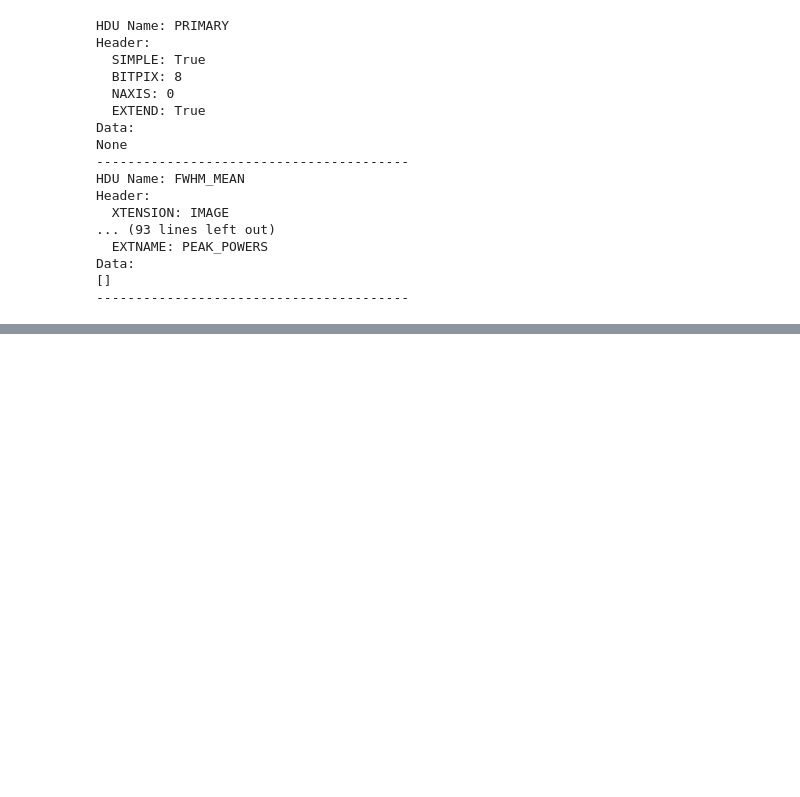
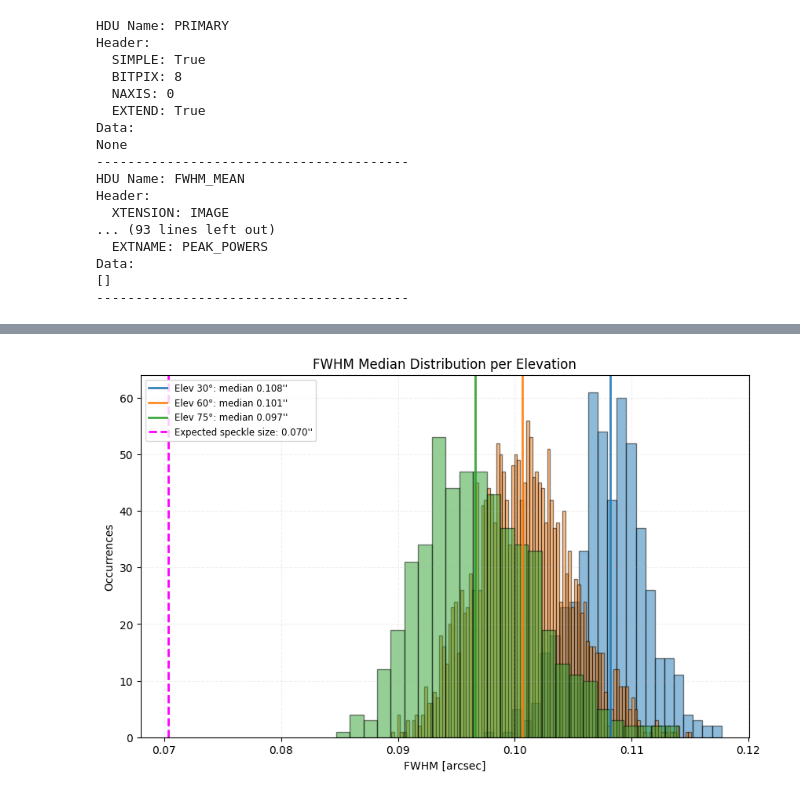
Before and after one commit to Leonardo-5/Speckle-Analisys-for-AO, a Jupyter notebook: Speckle_pipeline.ipynb, the cells around one changed output, grey strips where cells are left out. Saved outputs shown, nothing was run; the diff lists cells and outputs as text; code cells hidden in the pictures; blank space fills up the shorter version.

Commit message:
speckle.py update

```diff
--- a/Speckle_pipeline.ipynb
+++ b/Speckle_pipeline.ipynb
@@ -1015,0 +1018,97 @@ Data:
+# %%
+import re
+def extract_elevation(filename):
+    match = re.search(r'elev(\d+)', filename)
+    if match:
+        return int(match.group(1))
+    else:
+        return None
+
+def gaussiana(bins, media, sigma):
+	x = np.zeros(len(bins)-1)
+	for i in range(len(x)):
+		x[i] = (bins[i]+bins[i+1])/2
+	y = 1/(sigma*np.sqrt(2*np.pi))*np.exp(-(x-media)**2/(2*sigma**2))
+	return x, y
+
+    # Read the CSV file
+df = pd.read_csv(output_csv_all)
+
+    # Get unique file names
+unique_files = df['FILE'].unique()
+
+plt.figure(figsize=(10, 6))
+for file_name in unique_files:
+    elev = extract_elevation(file_name)
+    arr = df[df['FILE'] == file_name]['FWHM_MEDIAN'].values
+    num_bins = int(len(arr) / 20) if len(arr) > 0 else 10
+    bin_counts, bins, _ = plt.hist(arr, bins=num_bins, alpha=0.5, edgecolor='black')
+    median_val = np.median(arr)
+    # Use the same color as the histogram for the median line
+    color = plt.gca().patches[-1].get_facecolor()  # Get last histogram color
+    plt.axvline(median_val, color=color, linestyle='-', linewidth=2, alpha=0.9,
+                label=f'Elev {elev}°: median {median_val:.3f}\'\'')
+
+plt.axvline(expected_speckle_size, color='magenta', linestyle='--', linewidth=2, label=f'Expected speckle size: {expected_speckle_size:.3f}\'\'')
+plt.xlabel('FWHM [arcsec]', fontsize='medium')
+plt.ylabel('Occurrences', fontsize='medium')
+plt.title('FWHM Median Distribution per Elevation', fontsize='large')
+plt.legend(fontsize='small')
+plt.grid(True, linestyle='--', alpha=0.2)
+plt.show()
+
+# num_bins= int(len(arr) / 20)#100)
+# bin_counts, bins, _ = plt.hist(arr, bins=num_bins, histtype='bar', align='mid', color='skyblue', edgecolor='black')
+# plt.grid(True, linestyle='--', alpha=0.2)
+# plt.xlabel('FWHM [arcsec]', fontsize='medium')
+# plt.ylabel('Occurrences', fontsize='medium')
+# plt.title('FWHM Median distribution at 6x', fontsize='large')
+# plt.xticks(fontsize='large')
+# plt.yticks(fontsize='large')
+# #plt.axvline(np.mean(arr), ls='-', color='#e52704', label=f"mean value: {np.mean(arr):.3f} '' ", linewidth=0.5)
+# plt.axvspan(xmin=np.mean(arr)-np.std(arr), xmax=np.mean(arr)+np.std(arr), alpha=0.5, color='#858e8e', label=f"std: {np.std(arr):.3f} ''", ls='--')
+# plt.axvline(diffraction_limit_arcseconds, color='green', linestyle='-', linewidth=2, label=f"Diffraction limit: {diffraction_limit_arcseconds:.3f}''")
+# plt.axvline(np.median(arr), color='purple', linestyle='-', linewidth=2, label=f"Median: {np.median(arr):.3f} ''")
+# #plt.text(np.mean(arr), max(bin_counts) * 0.9, f"{np.mean(arr):.2f}", color='#e52704', ha='center')
+# #plt.text(diffraction_limit_arcseconds, max(bin_counts) * 0.8, f"{diffraction_limit_arcseconds:.2f}", color='green', ha='center')
+# x, y = gaussiana(bins, np.mean(arr), np.std(arr))
+# #plt.xticks(list(plt.xticks()[0]) + [round(tick, 3) for tick in extraticks])
+# #plt.xlim(0.15, 0.25)
+# plt.plot(x, y * len(arr) * (bins[1] - bins[0]), color='red', linestyle='-')
+# #plt.legend(loc='upper left', fontsize='small')
+# plt.legend(loc='best', fontsize='large')
+
+# Extract elevation from filename using regex and compute mean ellipticity per elevation
+
+# Function to extract elevation from filename
+
+
+# Add elevation column to DataFrame
+df['ELEVATION'] = df['FILE'].apply(extract_elevation)
+
+# Group by elevation and compute mean ellipticity
+ellipticity_by_elev = df.groupby('ELEVATION')['MEAN_ELLIPTICITY'].mean().reset_index()
+
+# Scatter plot of all ellipticities, colored by elevation
+elevations = df['ELEVATION'].unique()
+colors = plt.cm.viridis(np.linspace(0, 1, len(elevations)))
+
+plt.figure(figsize=(10, 6))
+for elev, color in zip(elevations, colors):
+    mask = df['ELEVATION'] == elev
+    plt.scatter(
+        [elev] * mask.sum(),
+        df.loc[mask, 'MEAN_ELLIPTICITY'],
+        color=color,
+        label=f"Elevation {elev}°",
+        alpha=0.7,
+        s=30
+    )
+plt.xlabel('Elevation [deg]')
+plt.ylabel('Ellipticity')
+plt.title('Speckle Ellipticity Distribution by Elevation')
+plt.legend(title='Elevation', fontsize='small')
+plt.grid(True, linestyle='--', alpha=0.3)
+plt.show()
+# %% [output]
+[figure, added]
```
Also changed, not shown: parts of 2 cells of this notebook, 10 other files.
